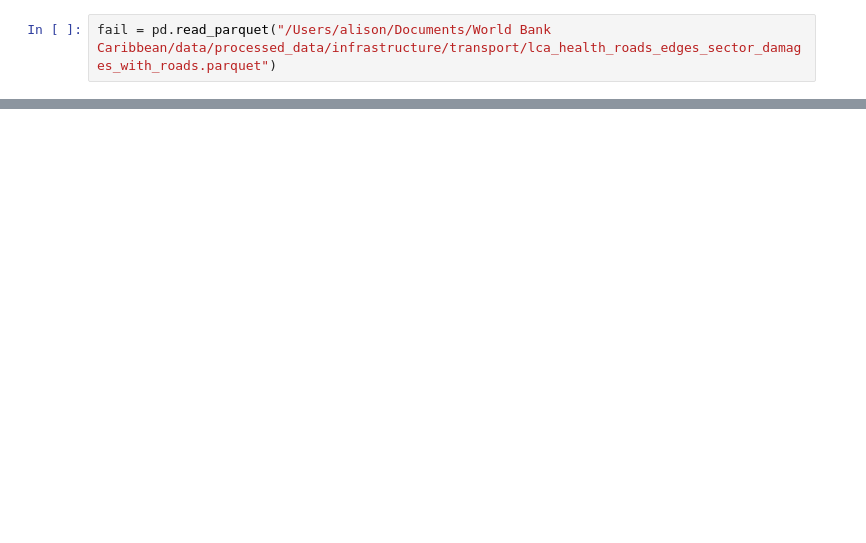
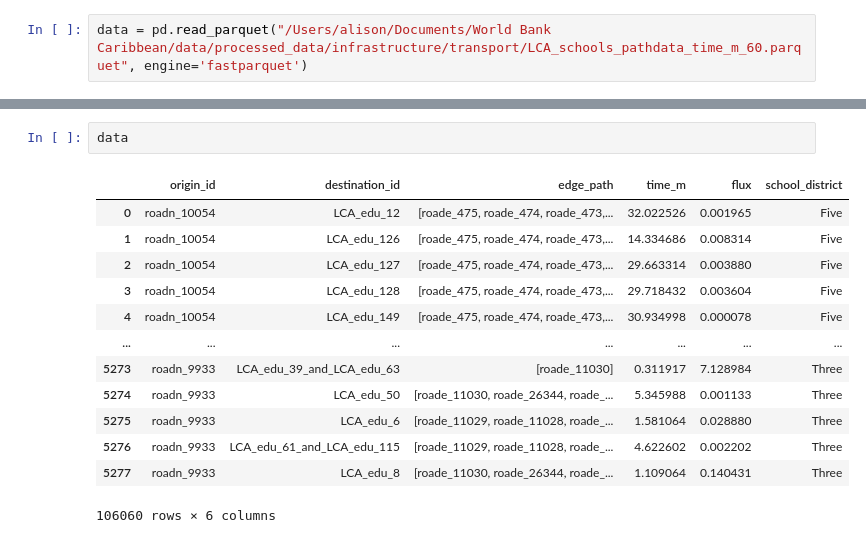
Before and after one commit to oi-analytics/caribbean-ccdr, a Jupyter notebook: scripts/analysis/test.ipynb, the cells around one changed output, grey strips where cells are left out. Cells and saved outputs as stored; diff of their text form; blank space fills up the shorter version.

```diff
--- a/scripts/analysis/test.ipynb
+++ b/scripts/analysis/test.ipynb
@@ -3,2 +138,2 @@ import pandas as pd
 # %%
-fail = pd.read_parquet("/Users/alison/Documents/World Bank Caribbean/data/processed_data/infrastructure/transport/lca_health_roads_edges_sector_damages_with_roads.parquet")
+data = pd.read_parquet("/Users/alison/Documents/World Bank Caribbean/data/processed_data/infrastructure/transport/LCA_schools_pathdata_time_m_60.parquet", engine='fastparquet')
@@ -20,0 +140,16 @@ fail
+# %%
+data
+# %% [output]
+|  | origin_id | destination_id | edge_path | time_m | flux | school_district |
+| 0 | roadn_10054 | LCA_edu_12 | [roade_475, roade_474, roade_473,... | 32.022526 | 0.001965 | Five |
+| 1 | roadn_10054 | LCA_edu_126 | [roade_475, roade_474, roade_473,... | 14.334686 | 0.008314 | Five |
+| 2 | roadn_10054 | LCA_edu_127 | [roade_475, roade_474, roade_473,... | 29.663314 | 0.003880 | Five |
+| 3 | roadn_10054 | LCA_edu_128 | [roade_475, roade_474, roade_473,... | 29.718432 | 0.003604 | Five |
+| 4 | roadn_10054 | LCA_edu_149 | [roade_475, roade_474, roade_473,... | 30.934998 | 0.000078 | Five |
+| ... | ... | ... | ... | ... | ... | ... |
+| 5273 | roadn_9933 | LCA_edu_39_and_LCA_edu_63 | [roade_11030] | 0.311917 | 7.128984 | Three |
+| 5274 | roadn_9933 | LCA_edu_50 | [roade_11030, roade_26344, roade_... | 5.345988 | 0.001133 | Three |
+| 5275 | roadn_9933 | LCA_edu_6 | [roade_11029, roade_11028, roade_... | 1.581064 | 0.028880 | Three |
+| 5276 | roadn_9933 | LCA_edu_61_and_LCA_edu_115 | [roade_11029, roade_11028, roade_... | 4.622602 | 0.002202 | Three |
+| 5277 | roadn_9933 | LCA_edu_8 | [roade_11030, roade_26344, roade_... | 1.109064 | 0.140431 | Three |
+106060 rows × 6 columns
```
Also changed, not shown: parts of 14 cells of this notebook, 5 other files.
